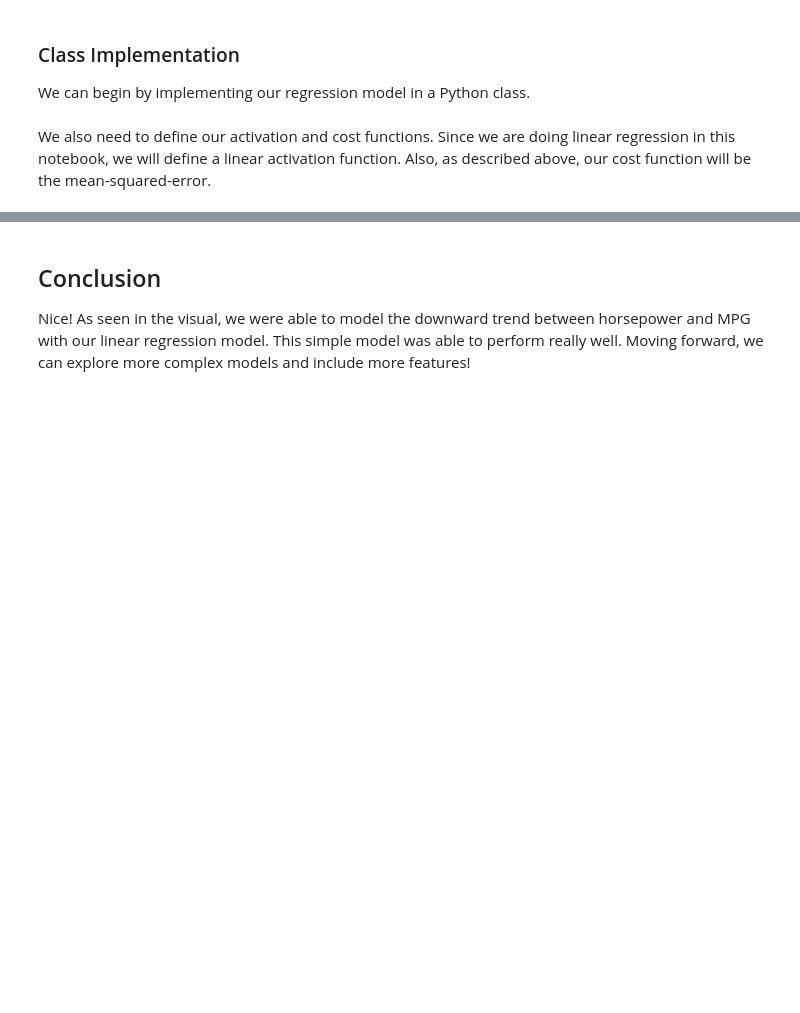
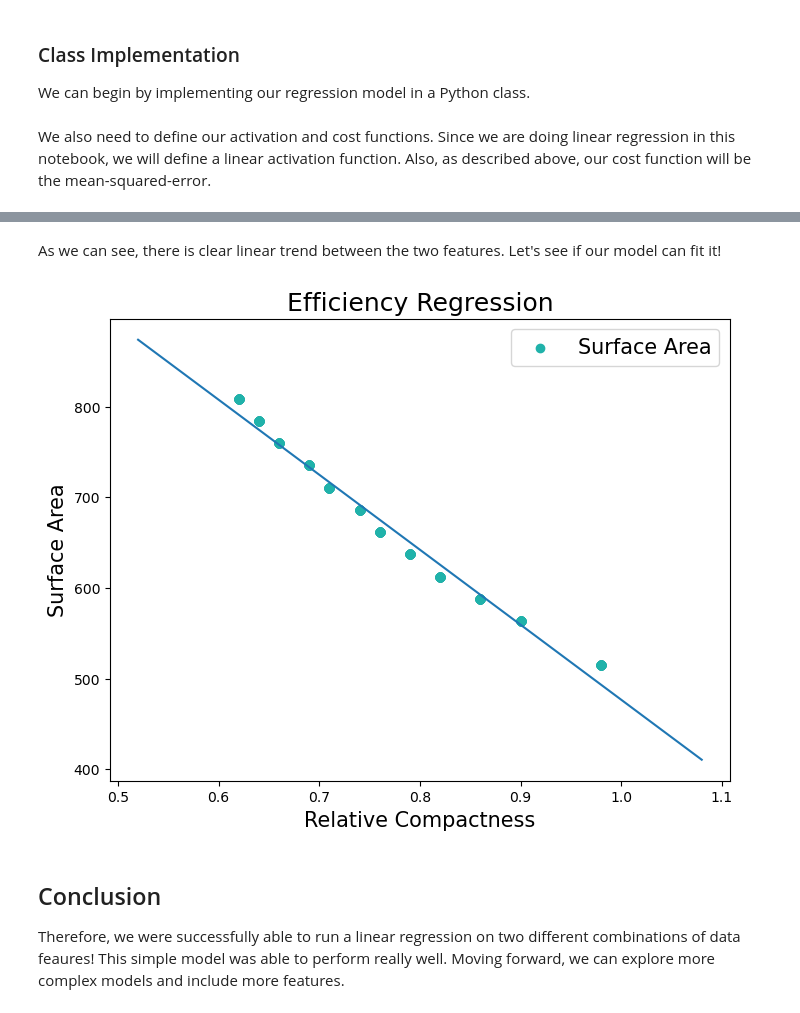
Before and after one commit to kritshan/INDE-577, a Jupyter notebook: Supervised Learning/Linear + Logistic Regression/linear_regression.ipynb, the cells around one changed output, grey strips where cells are left out. Saved outputs shown, nothing was run; the diff lists cells and outputs as text; code cells hidden in the pictures; blank space fills up the shorter version.

```diff
--- a/Supervised Learning/Linear + Logistic Regression/linear_regression.ipynb
+++ b/Supervised Learning/Linear + Logistic Regression/linear_regression.ipynb
@@ -168,7 +168,7 @@ def linear_regression_activation(z):
 
     return z
 
-def mean_squared_error(y_hat, y):
+def mean_sqaured_error(y_hat, y):
     '''
     Mean Squared Error cost function
 
@@ -239,4 +253,22 @@ plt.show()
+# %% [markdown]
+As we can see, there is clear linear trend between the two features. Let's see if our model can fit it!
+# %%
+neuron = SingleNeuron(linear_regression_activation, mean_sqaured_error)
+neuron.train(X, y, alpha=0.001, epochs=20000)
+
+domain = np.linspace(np.min(X) - .1, np.max(X) + .1, 100)
+
+plt.figure(figsize = (8, 6))
+plt.scatter(X, y, color = "lightseagreen", label = "Surface Area")
+plt.plot(domain, neuron.predict(domain.reshape(-1, 1)))
+plt.xlabel("Relative Compactness", fontsize = 15)
+plt.ylabel("Surface Area", fontsize = 15)
+plt.title("Efficiency Regression", fontsize = 18)
+plt.legend(fontsize = 15)
+plt.show()
+# %% [output]
+[figure, added]
 # %% [markdown]
 ## Conclusion
 
-Nice! As seen in the visual, we were able to model the downward trend between horsepower and MPG with our linear regression model. This simple model was able to perform really well. Moving forward, we can explore more complex models and include more features!
+Therefore, we were successfully able to run a linear regression on two different combinations of data feaures! This simple model was able to perform really well. Moving forward, we can explore more complex models and include more features.
```
Also changed, not shown: parts of 6 cells of this notebook, 2 other files.
